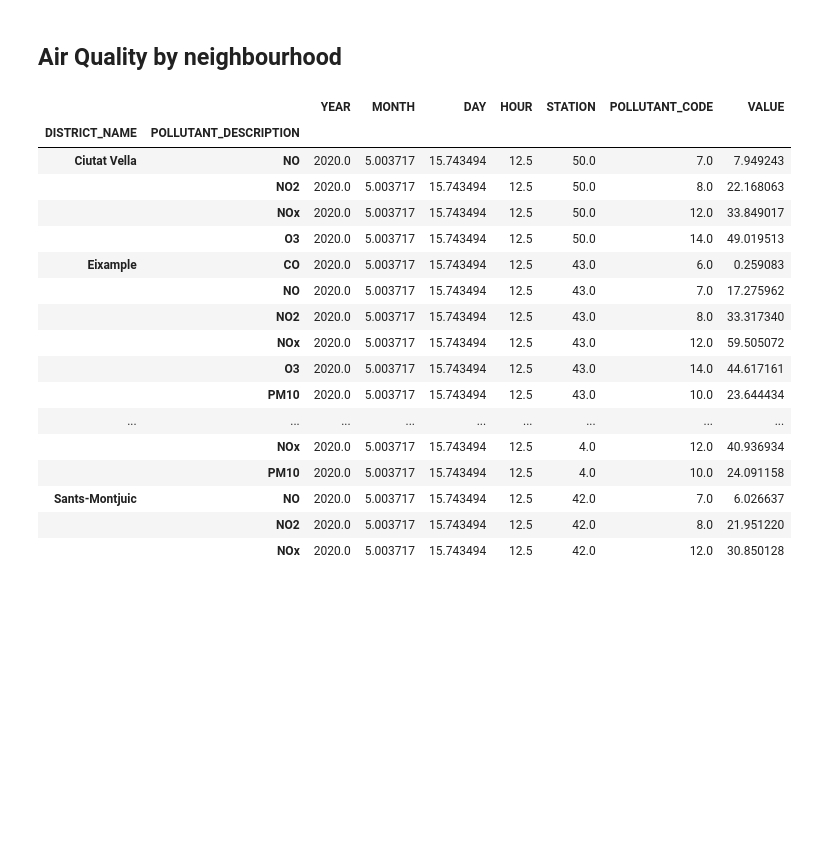
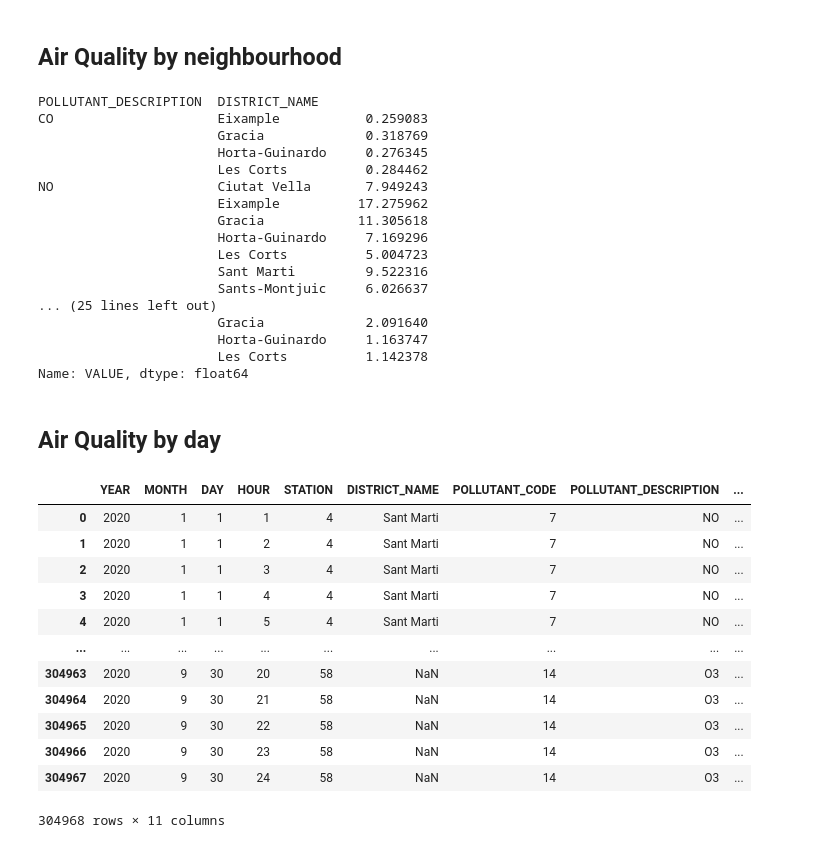
Before and after one commit to agomezsegura/Project-Week-2-Barcelona, a Jupyter notebook: your-project/air_quality.ipynb, the cells around one changed output. Cells and saved outputs as stored; diff of their text form; code cells hidden in the pictures; blank space fills up the shorter version.

Commit message:
adding air quality by day

```diff
--- a/your-project/air_quality.ipynb
+++ b/your-project/air_quality.ipynb
@@ -49,23 +49,46 @@ jan_sep_2020 = jan_sep_2020[['YEAR','MONTH','DAY','HOUR','STATION','DISTRICT_NAM
 # %% [markdown]
 ## Air Quality by neighbourhood
 # %%
-jan_sep_2020.groupby(['DISTRICT_NAME','POLLUTANT_DESCRIPTION']).mean()
+jan_sep_2020.groupby(['POLLUTANT_DESCRIPTION','DISTRICT_NAME']).mean()['VALUE']
 # %% [output]
-|  |  | YEAR | MONTH | DAY | HOUR | STATION | POLLUTANT_CODE | VALUE |
-| DISTRICT_NAME | POLLUTANT_DESCRIPTION |  |  |  |  |  |  |  |
-| Ciutat Vella | NO | 2020.0 | 5.003717 | 15.743494 | 12.5 | 50.0 | 7.0 | 7.949243 |
-|  | NO2 | 2020.0 | 5.003717 | 15.743494 | 12.5 | 50.0 | 8.0 | 22.168063 |
-|  | NOx | 2020.0 | 5.003717 | 15.743494 | 12.5 | 50.0 | 12.0 | 33.849017 |
-|  | O3 | 2020.0 | 5.003717 | 15.743494 | 12.5 | 50.0 | 14.0 | 49.019513 |
-| Eixample | CO | 2020.0 | 5.003717 | 15.743494 | 12.5 | 43.0 | 6.0 | 0.259083 |
-|  | NO | 2020.0 | 5.003717 | 15.743494 | 12.5 | 43.0 | 7.0 | 17.275962 |
-|  | NO2 | 2020.0 | 5.003717 | 15.743494 | 12.5 | 43.0 | 8.0 | 33.317340 |
-|  | NOx | 2020.0 | 5.003717 | 15.743494 | 12.5 | 43.0 | 12.0 | 59.505072 |
-|  | O3 | 2020.0 | 5.003717 | 15.743494 | 12.5 | 43.0 | 14.0 | 44.617161 |
-|  | PM10 | 2020.0 | 5.003717 | 15.743494 | 12.5 | 43.0 | 10.0 | 23.644434 |
-| ... | ... | ... | ... | ... | ... | ... | ... | ... |
-|  | NOx | 2020.0 | 5.003717 | 15.743494 | 12.5 | 4.0 | 12.0 | 40.936934 |
-|  | PM10 | 2020.0 | 5.003717 | 15.743494 | 12.5 | 4.0 | 10.0 | 24.091158 |
-| Sants-Montjuic | NO | 2020.0 | 5.003717 | 15.743494 | 12.5 | 42.0 | 7.0 | 6.026637 |
-|  | NO2 | 2020.0 | 5.003717 | 15.743494 | 12.5 | 42.0 | 8.0 | 21.951220 |
-|  | NOx | 2020.0 | 5.003717 | 15.743494 | 12.5 | 42.0 | 12.0 | 30.850128 |
+POLLUTANT_DESCRIPTION  DISTRICT_NAME
+CO                     Eixample           0.259083
+                       Gracia             0.318769
+                       Horta-Guinardo     0.276345
+                       Les Corts          0.284462
+NO                     Ciutat Vella       7.949243
+                       Eixample          17.275962
+                       Gracia            11.305618
+                       Horta-Guinardo     7.169296
+                       Les Corts          5.004723
+                       Sant Marti         9.522316
+                       Sants-Montjuic     6.026637
+... (25 lines left out)
+                       Gracia             2.091640
+                       Horta-Guinardo     1.163747
+                       Les Corts          1.142378
+Name: VALUE, dtype: float64
+# %% [markdown]
+## Air Quality by day
+# %%
+date_df = pd.DataFrame({'DATE':[str(jan_sep_2020['DAY'][i])+'/'+str(jan_sep_2020['MONTH'][i])+'/'+str(jan_sep_2020['YEAR'][i]) for i in range(jan_sep_2020.shape[0])]})
+# %%
+date_jan_sep_2020 = pd.concat([jan_sep_2020,date_df],axis=1)
+# %%
+date_jan_sep_2020['DATE'] = pd.to_datetime(date_jan_sep_2020['DATE'])
+# %%
+date_jan_sep_2020
+# %% [output]
+|  | YEAR | MONTH | DAY | HOUR | STATION | DISTRICT_NAME | POLLUTANT_CODE | POLLUTANT_DESCRIPTION | ... |
+| 0 | 2020 | 1 | 1 | 1 | 4 | Sant Marti | 7 | NO | ... |
+| 1 | 2020 | 1 | 1 | 2 | 4 | Sant Marti | 7 | NO | ... |
+| 2 | 2020 | 1 | 1 | 3 | 4 | Sant Marti | 7 | NO | ... |
+| 3 | 2020 | 1 | 1 | 4 | 4 | Sant Marti | 7 | NO | ... |
+| 4 | 2020 | 1 | 1 | 5 | 4 | Sant Marti | 7 | NO | ... |
+| ... | ... | ... | ... | ... | ... | ... | ... | ... | ... |
+| 304963 | 2020 | 9 | 30 | 20 | 58 | NaN | 14 | O3 | ... |
+| 304964 | 2020 | 9 | 30 | 21 | 58 | NaN | 14 | O3 | ... |
+| 304965 | 2020 | 9 | 30 | 22 | 58 | NaN | 14 | O3 | ... |
+| 304966 | 2020 | 9 | 30 | 23 | 58 | NaN | 14 | O3 | ... |
+| 304967 | 2020 | 9 | 30 | 24 | 58 | NaN | 14 | O3 | ... |
+304968 rows × 11 columns
```
Also changed, not shown: parts of 4 cells of this notebook.
